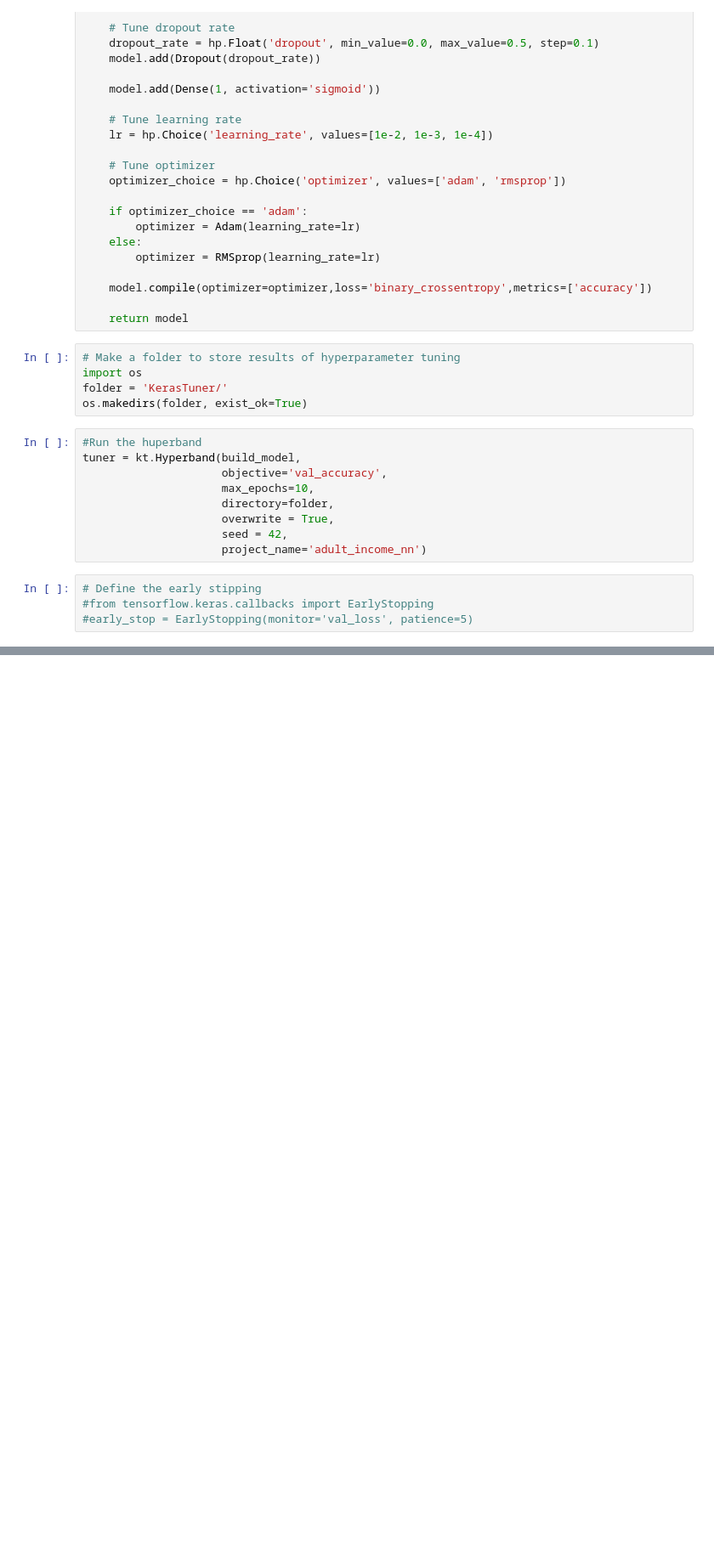
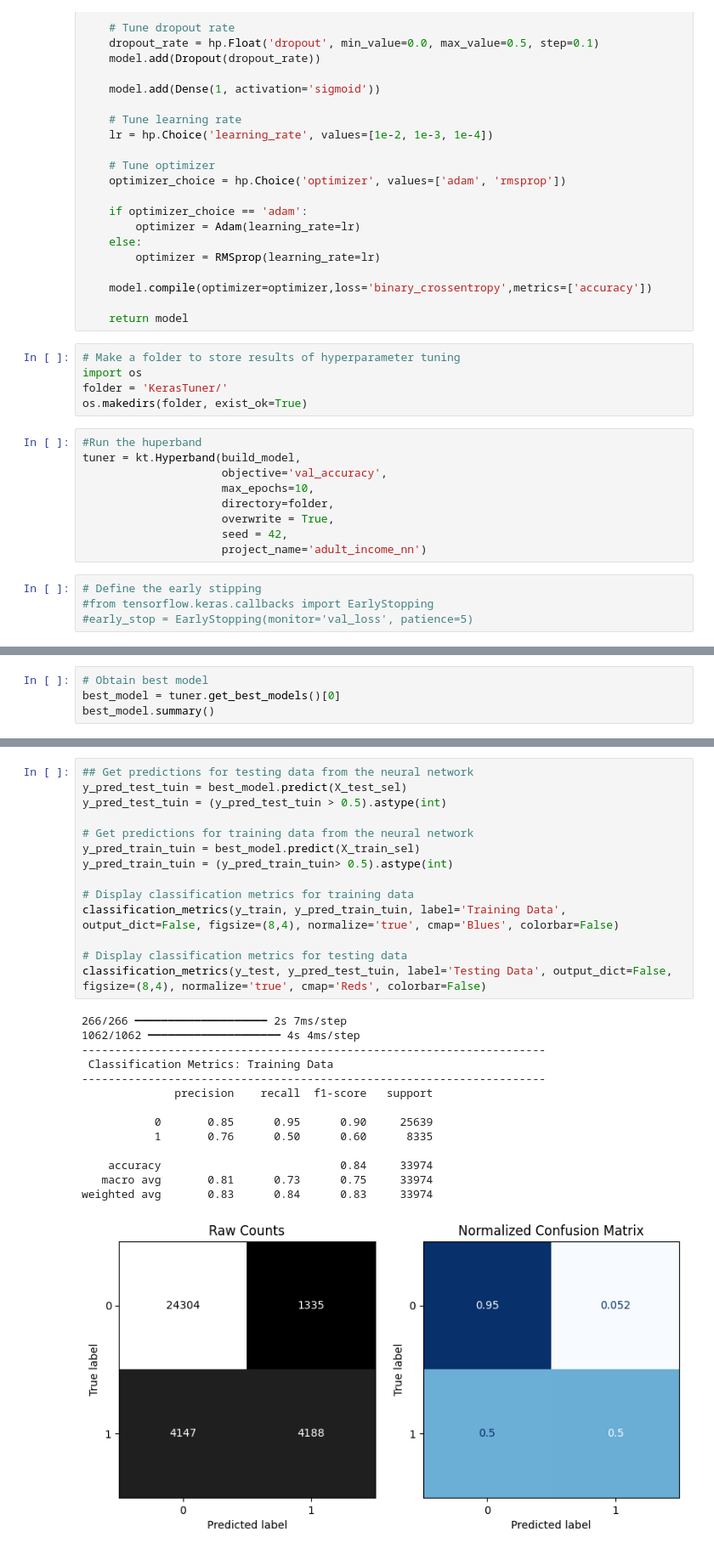
Before and after one commit to Hibashanti/Adult-Income-Dataset, a Jupyter notebook: ِAdult_Income_Dataset.ipynb, the cells around one changed output, grey strips where cells are left out. Shown at 85% size. Drawn from its saved outputs; the diff is of its cells as text; blank space fills up the shorter version.

```diff
--- a/ِAdult_Income_Dataset.ipynb
+++ b/ِAdult_Income_Dataset.ipynb
@@ -1032,0 +1034,4 @@ Epoch 6/10
+# %%
+# Obtain best model
+best_model = tuner.get_best_models()[0]
+best_model.summary()
@@ -1032,0 +1059,29 @@ Epoch 6/10
+# %%
+## Get predictions for testing data from the neural network
+y_pred_test_tuin = best_model.predict(X_test_sel)
+y_pred_test_tuin = (y_pred_test_tuin > 0.5).astype(int)
+
+# Get predictions for training data from the neural network
+y_pred_train_tuin = best_model.predict(X_train_sel)
+y_pred_train_tuin = (y_pred_train_tuin> 0.5).astype(int)
+
+# Display classification metrics for training data
+classification_metrics(y_train, y_pred_train_tuin, label='Training Data', output_dict=False, figsize=(8,4), normalize='true', cmap='Blues', colorbar=False)
+
+# Display classification metrics for testing data
+classification_metrics(y_test, y_pred_test_tuin, label='Testing Data', output_dict=False, figsize=(8,4), normalize='true', cmap='Reds', colorbar=False)
+# %% [output]
+266/266 ━━━━━━━━━━━━━━━━━━━━ 2s 7ms/step
+1062/1062 ━━━━━━━━━━━━━━━━━━━━ 4s 4ms/step
+----------------------------------------------------------------------
+ Classification Metrics: Training Data
+----------------------------------------------------------------------
+              precision    recall  f1-score   support
+
+           0       0.85      0.95      0.90     25639
+           1       0.76      0.50      0.60      8335
+
+    accuracy                           0.84     33974
+   macro avg       0.81      0.73      0.75     33974
+weighted avg       0.83      0.84      0.83     33974
+[figure, added]
```
Also changed, not shown: parts of 9 cells of this notebook.
